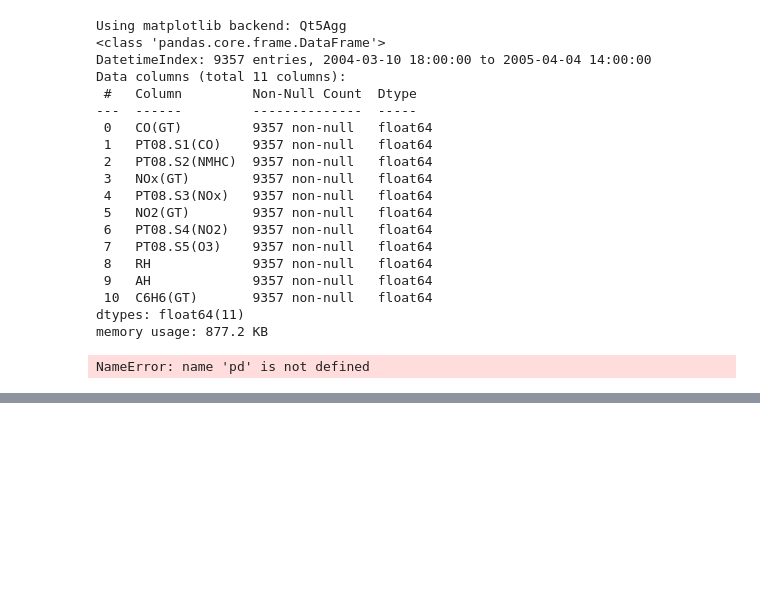
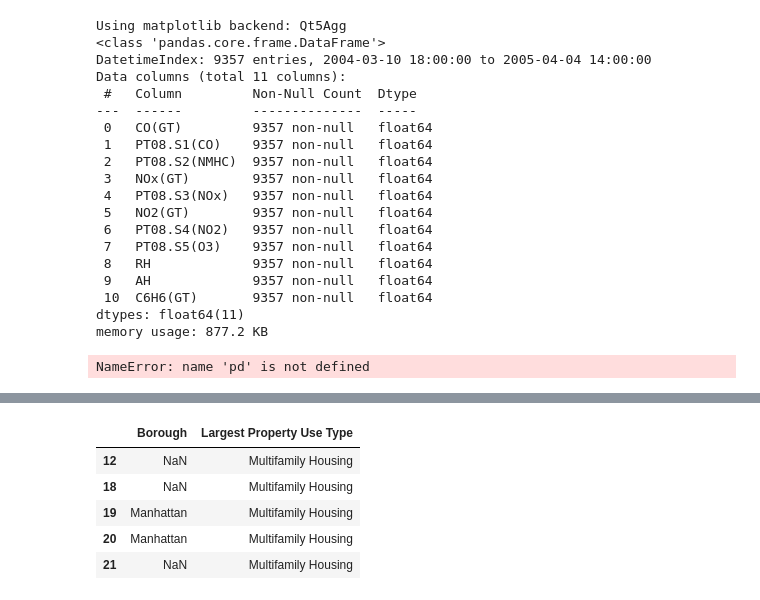
Before and after one commit to sshin01/GEUM-CHEOL, a Jupyter notebook: datascience/exer/1_hello.world.ipynb, the cells around one changed output, grey strips where cells are left out. Cells and saved outputs as stored; diff of their text form; code cells hidden in the pictures; blank space fills up the shorter version.

```diff
--- a/datascience/exer/1_hello.world.ipynb
+++ b/datascience/exer/1_hello.world.ipynb
@@ -3204,0 +3539,13 @@ NameError: name 'pd' is not defined
+# %%
+"""
+Looking for Relationships
+- Investigate categorical variables and the target variable (Energy Star Score)
+- Categorical variable 1: Largest Property Use Type: Property type of a building
+- Categorical variable 2: Borough
+"""
+
+# Relationships between property types and scores
+
+df_has_score = df.dropna(subset=['Score'])  # Select data with Score
+types = df_has_score['Largest Property Use Type'].value_counts()   # Count buildings by the property type
+types
@@ -3204,0 +3757,12 @@ NameError: name 'pd' is not defined
+# %%
+# One-hot encoding for the categorical columns
+
+df_categoric = df[['Borough', 'Largest Property Use Type']]  # Select the categorical columns
+df_categoric.head()
+# %% [output]
+|  | Borough | Largest Property Use Type |
+| 12 | NaN | Multifamily Housing |
+| 18 | NaN | Multifamily Housing |
+| 19 | Manhattan | Multifamily Housing |
+| 20 | Manhattan | Multifamily Housing |
+| 21 | NaN | Multifamily Housing |
```
Also changed, not shown: parts of 75 cells of this notebook.
